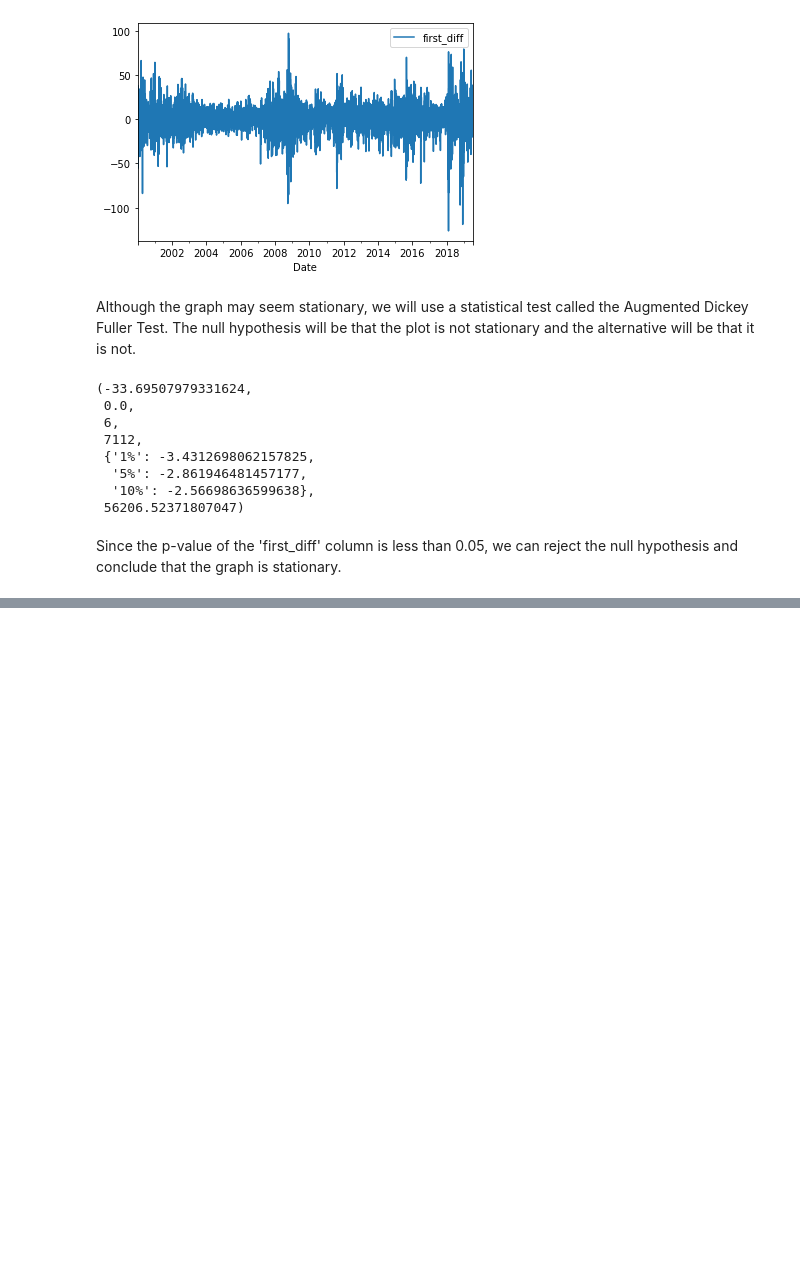
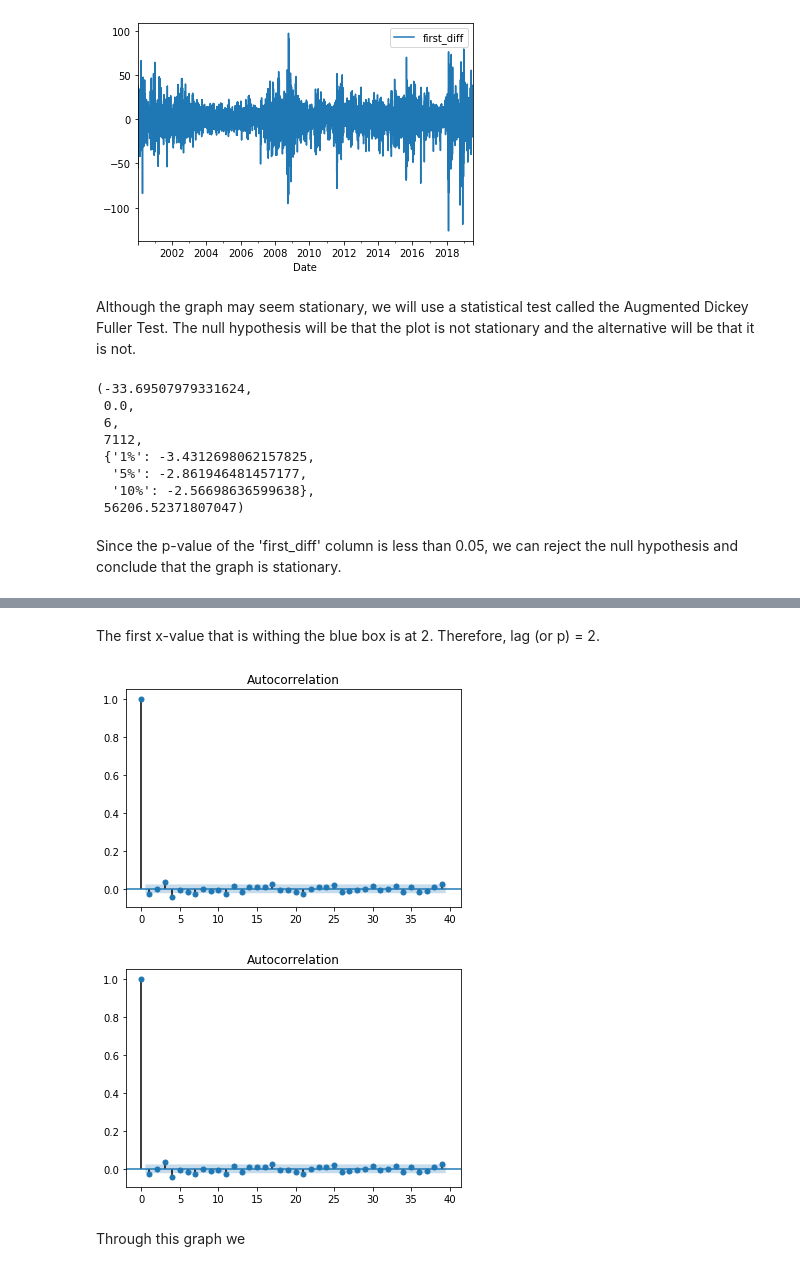
Before and after one commit to daanishrasheed/finance-stocks-LSTM, a Jupyter notebook: ARIMA_model.ipynb, the cells around one changed output, grey strips where cells are left out. Saved outputs shown, nothing was run; the diff lists cells and outputs as text; code cells hidden in the pictures; blank space fills up the shorter version.

```diff
--- a/ARIMA_model.ipynb
+++ b/ARIMA_model.ipynb
@@ -122,0 +148,9 @@ Since the p-value of the 'first_diff' column is less than 0.05, we can reject th
+# %% [markdown]
+The first x-value that is withing the blue box is at 2. Therefore, lag (or p) = 2.
+# %%
+plot_acf(df['first_diff'])
+# %% [output]
+[figure, added]
+[figure, added]
+# %% [markdown]
+Through this graph we
```
Also changed, not shown: parts of 6 cells of this notebook.
